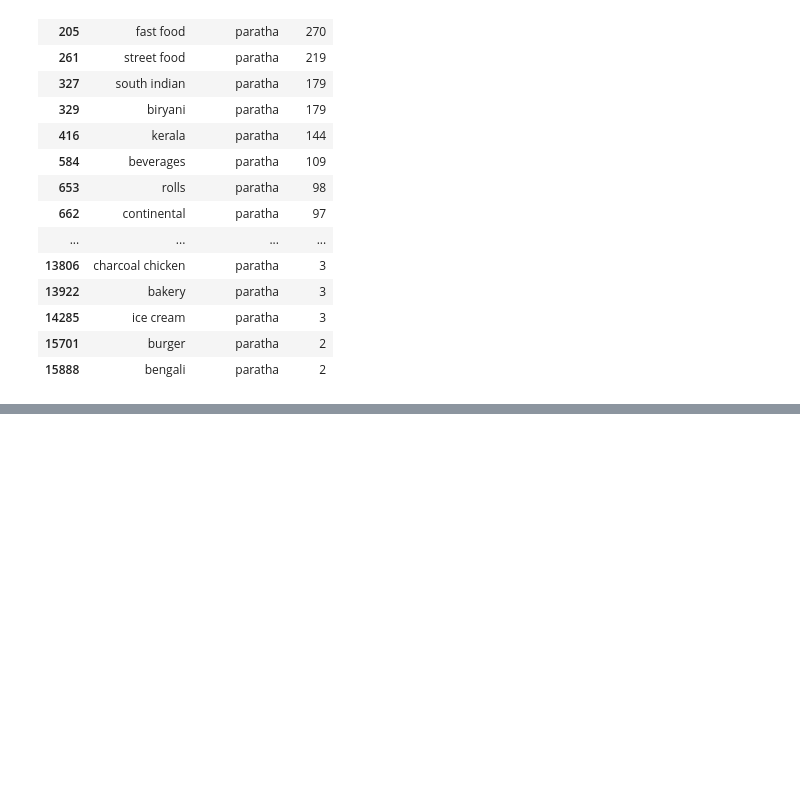
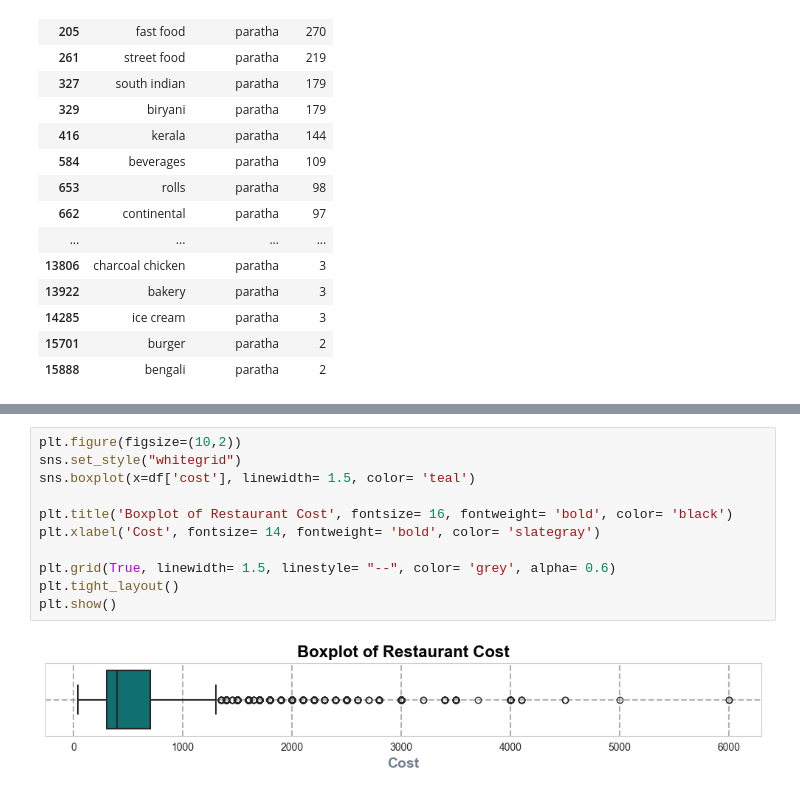
Before and after one commit to SaurabhSSB/bengaluru-restaurant-eda, a Jupyter notebook: 3_eda.ipynb, the cells around one changed output, grey strips where cells are left out. Saved outputs shown, nothing was run; the diff lists cells and outputs as text; blank space fills up the shorter version.

```diff
--- a/3_eda.ipynb
+++ b/3_eda.ipynb
@@ -1052,0 +1102,13 @@ cuisine_by_dish_liked[cuisine_by_dish_liked['dish_liked_list']== 'paratha']
+# %%
+plt.figure(figsize=(10,2))
+sns.set_style("whitegrid")
+sns.boxplot(x=df['cost'], linewidth= 1.5, color= 'teal')
+
+plt.title('Boxplot of Restaurant Cost', fontsize= 16, fontweight= 'bold', color= 'black')
+plt.xlabel('Cost', fontsize= 14, fontweight= 'bold', color= 'slategray')
+
+plt.grid(True, linewidth= 1.5, linestyle= "--", color= 'grey', alpha= 0.6)
+plt.tight_layout()
+plt.show()
+# %% [output]
+[figure, added]
```
Also changed, not shown: parts of 16 cells of this notebook.
